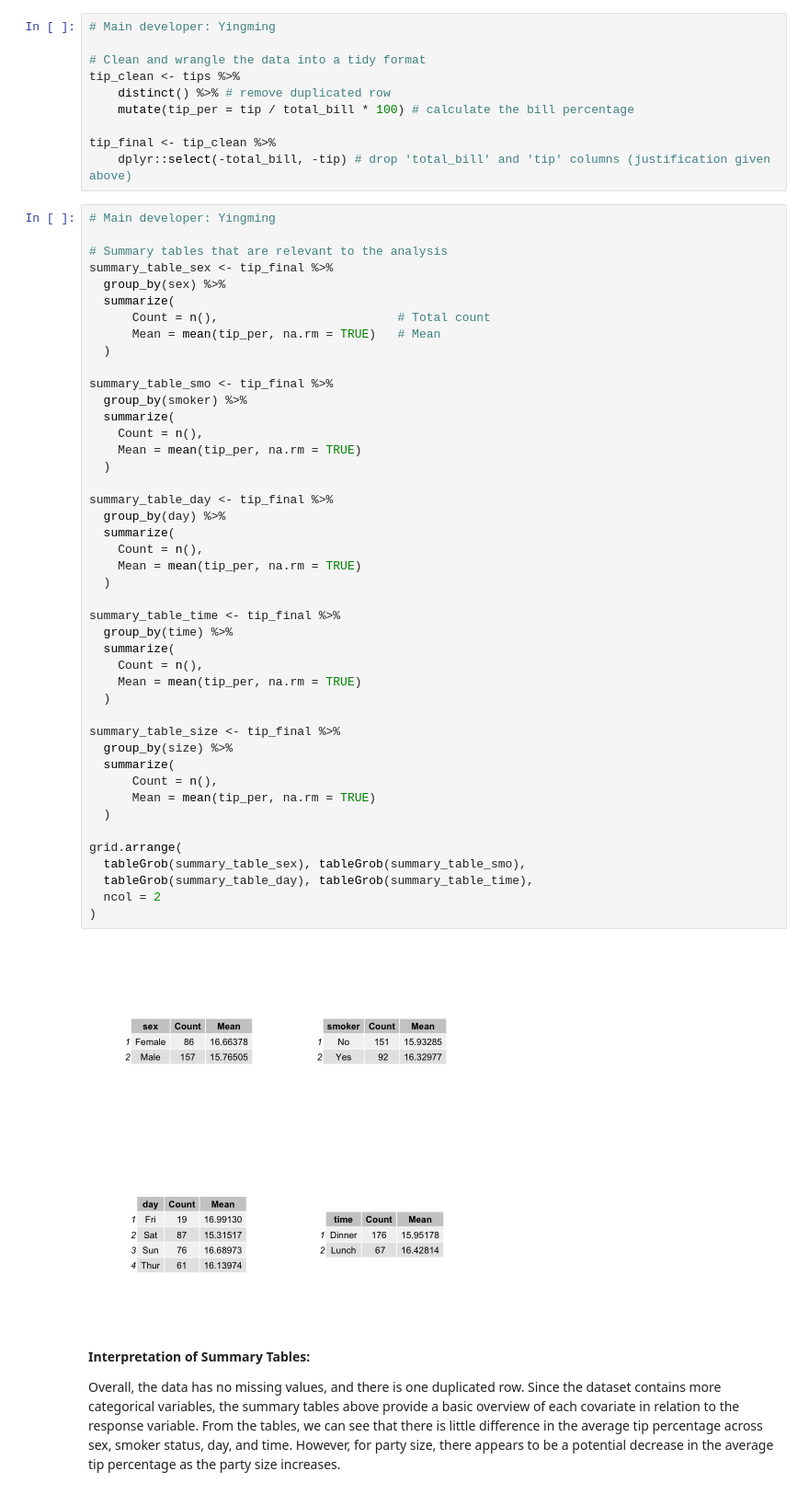
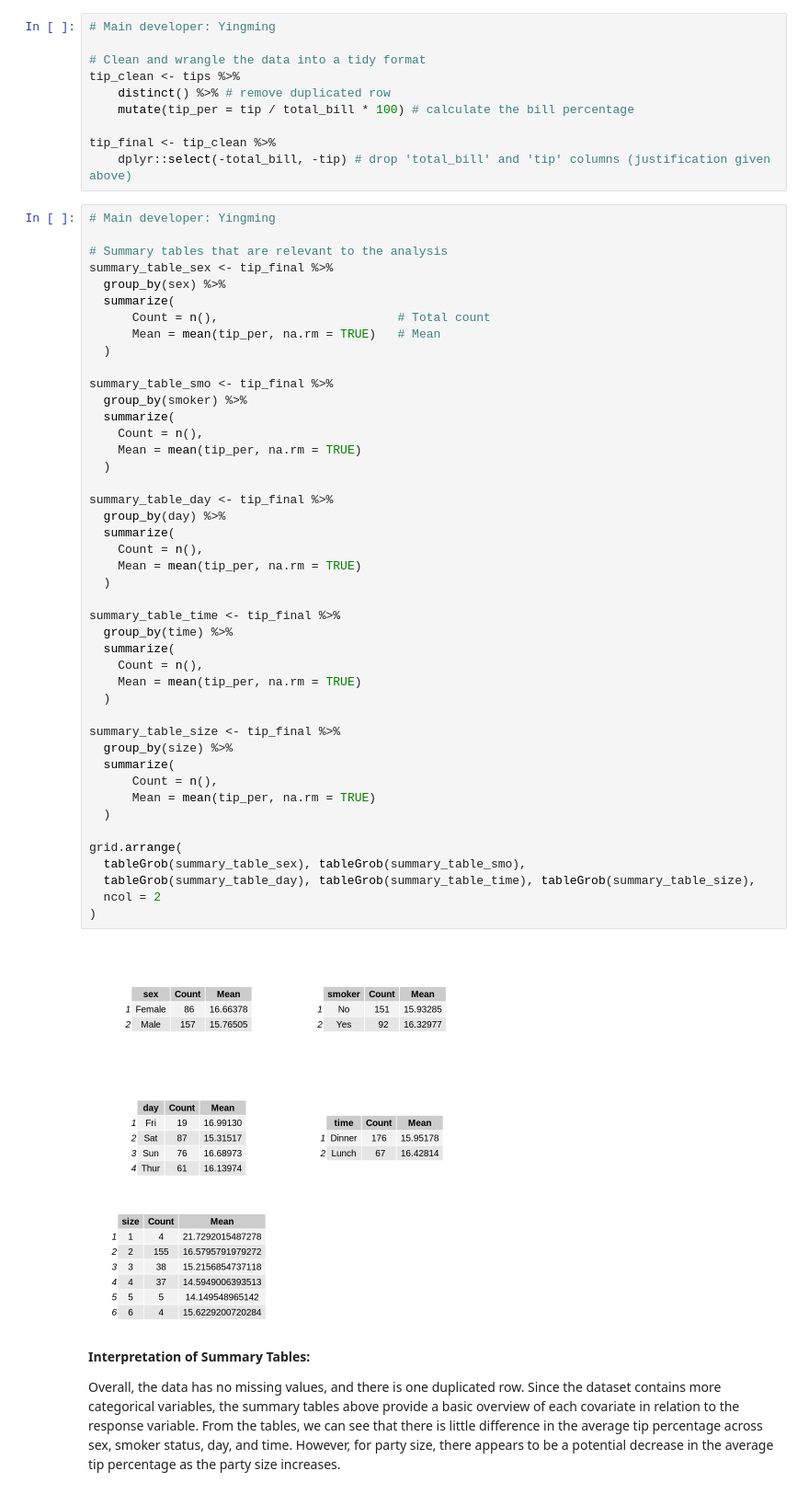
Before and after one commit to ymyms/stat-301-2024w2-group-2, a Jupyter notebook: final.ipynb, the cells around one changed output. Shown at 92% size. Cells and saved outputs as stored; diff of their text form.

```diff
--- a/final.ipynb
+++ b/final.ipynb
@@ -146,35 +146,35 @@ summary_table_smo <- tip_final %>%
     Count = n(),
     Mean = mean(tip_per, na.rm = TRUE)
   )
 
 summary_table_day <- tip_final %>%
   group_by(day) %>%
   summarize(
     Count = n(),
     Mean = mean(tip_per, na.rm = TRUE)
   )
 
 summary_table_time <- tip_final %>%
   group_by(time) %>%
   summarize(
     Count = n(),
     Mean = mean(tip_per, na.rm = TRUE)
   )
 
 summary_table_size <- tip_final %>%
   group_by(size) %>%
   summarize(
       Count = n(),
       Mean = mean(tip_per, na.rm = TRUE)
   )
 
 grid.arrange(
   tableGrob(summary_table_sex), tableGrob(summary_table_smo),
-  tableGrob(summary_table_day), tableGrob(summary_table_time),
+  tableGrob(summary_table_day), tableGrob(summary_table_time), tableGrob(summary_table_size),
   ncol = 2
 )
 # %% [output]
-[figure, old version]
+[figure, new version]
 # %% [markdown]
 **Interpretation of Summary Tables:**
 
```
Also changed, not shown: parts of 18 cells of this notebook.
